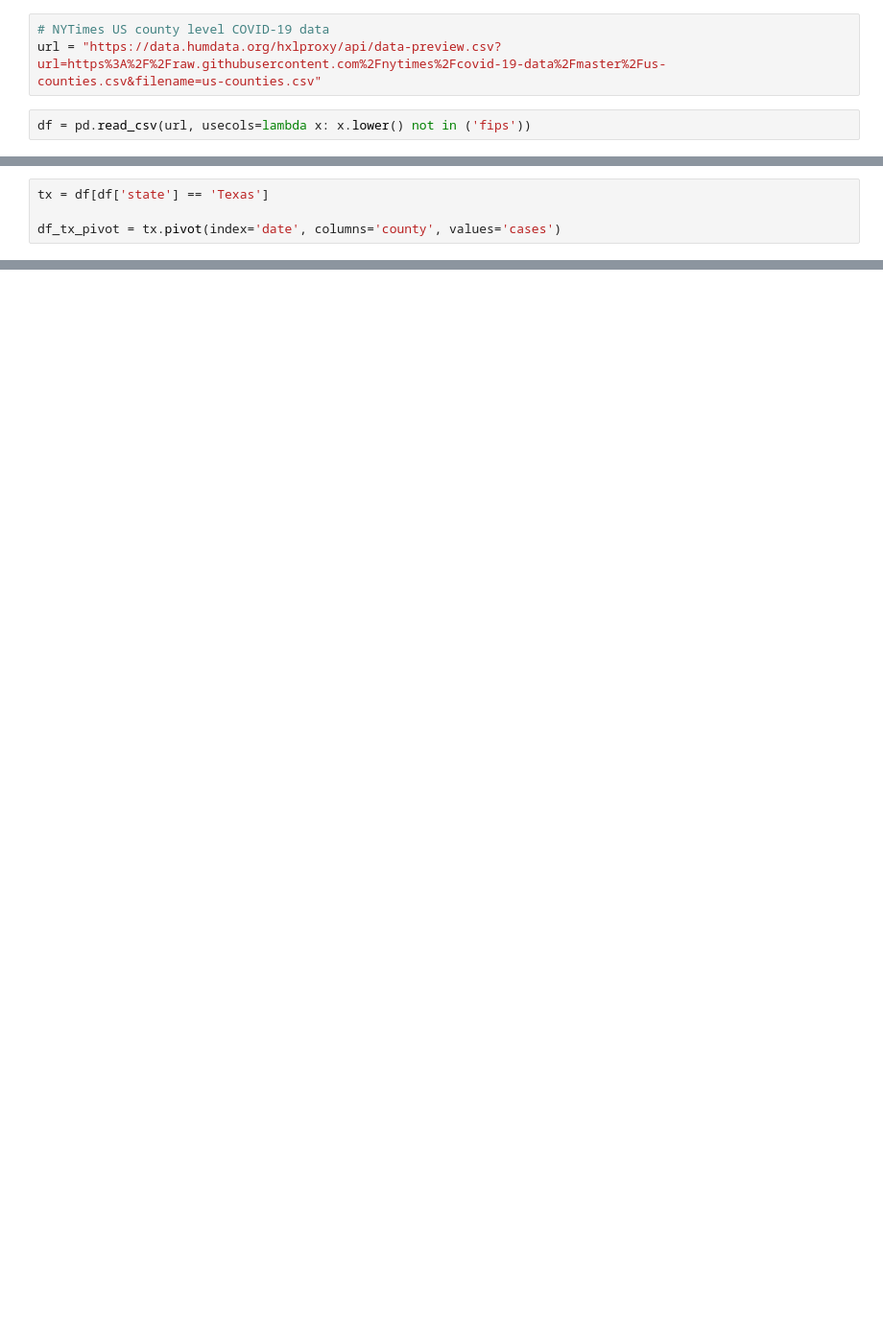
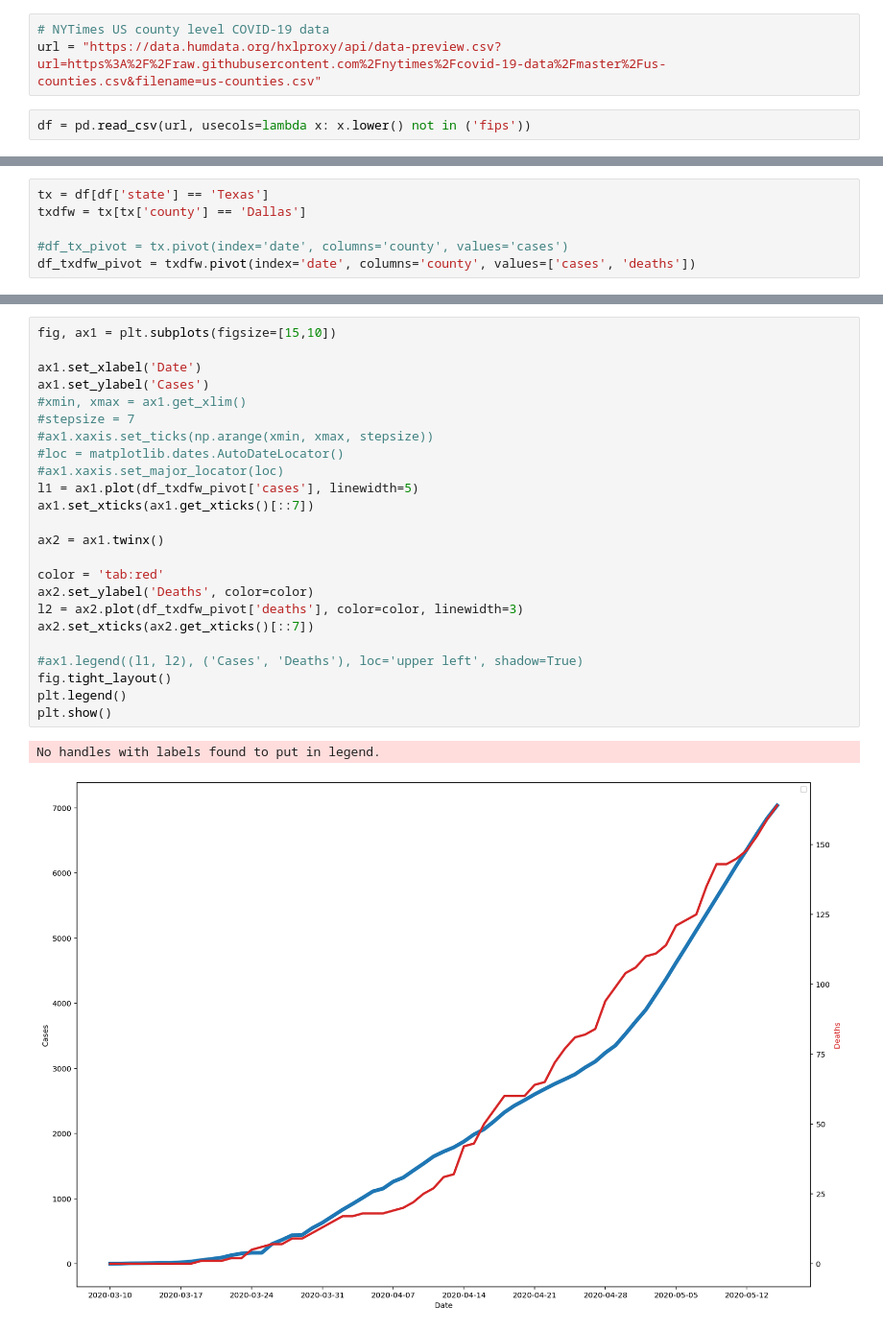
Before and after one commit to mattster/covid19analysis, a Jupyter notebook: CovidAnalysis-NYTdata.ipynb, the cells around one changed output, grey strips where cells are left out. Shown at 96% size. Drawn from its saved outputs; the diff is of its cells as text; blank space fills up the shorter version.

Commit message:
streamline use of data frame, pivot, understanding of matplotlib

```diff
--- a/CovidAnalysis-NYTdata.ipynb
+++ b/CovidAnalysis-NYTdata.ipynb
@@ -56,4 +17,6 @@ df[df['state'] == 'Texas']
 # %%
 tx = df[df['state'] == 'Texas']
+txdfw = tx[tx['county'] == 'Dallas']
 
-df_tx_pivot = tx.pivot(index='date', columns='county', values='cases')
+#df_tx_pivot = tx.pivot(index='date', columns='county', values='cases')
+df_txdfw_pivot = txdfw.pivot(index='date', columns='county', values=['cases', 'deaths'])
@@ -64,0 +46,27 @@ df_tx_pivot.plot(figsize=[15, 10])
+# %%
+fig, ax1 = plt.subplots(figsize=[15,10])
+
+ax1.set_xlabel('Date')
+ax1.set_ylabel('Cases')
+#xmin, xmax = ax1.get_xlim()
+#stepsize = 7
+#ax1.xaxis.set_ticks(np.arange(xmin, xmax, stepsize))
+#loc = matplotlib.dates.AutoDateLocator()
+#ax1.xaxis.set_major_locator(loc)
+l1 = ax1.plot(df_txdfw_pivot['cases'], linewidth=5)
+ax1.set_xticks(ax1.get_xticks()[::7])
+
+ax2 = ax1.twinx()
+
+color = 'tab:red'
+ax2.set_ylabel('Deaths', color=color)
+l2 = ax2.plot(df_txdfw_pivot['deaths'], color=color, linewidth=3)
+ax2.set_xticks(ax2.get_xticks()[::7])
+
+#ax1.legend((l1, l2), ('Cases', 'Deaths'), loc='upper left', shadow=True)
+fig.tight_layout()
+plt.legend()
+plt.show()
+# %% [output]
+No handles with labels found to put in legend.
+[figure, added]
```
Also changed, not shown: parts of 11 cells of this notebook.
